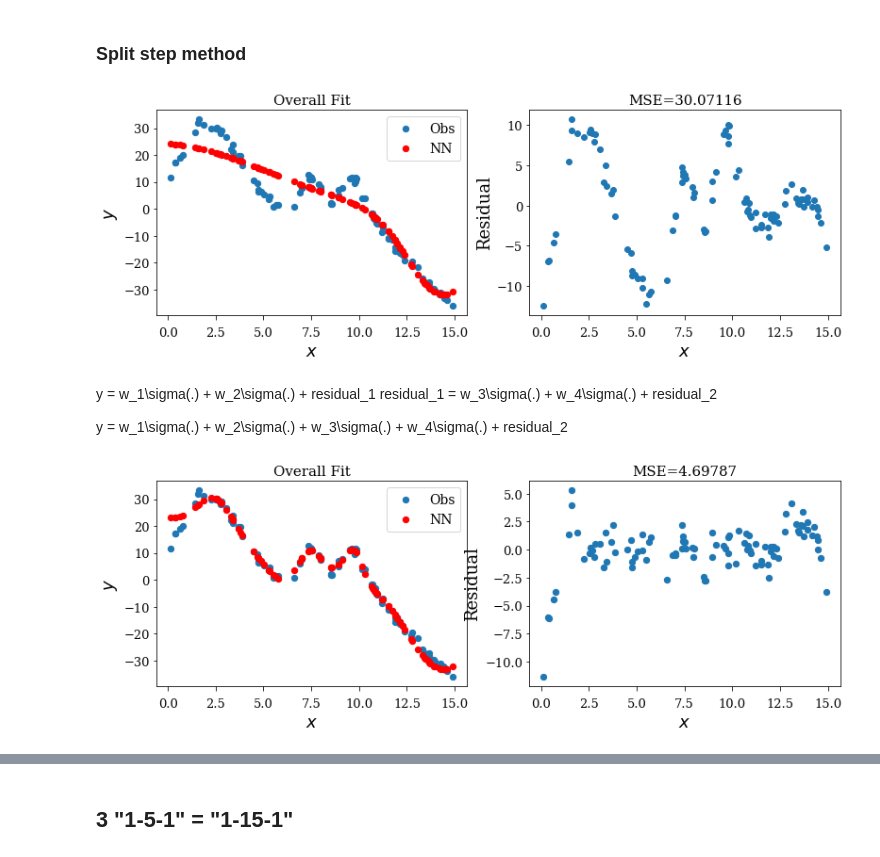
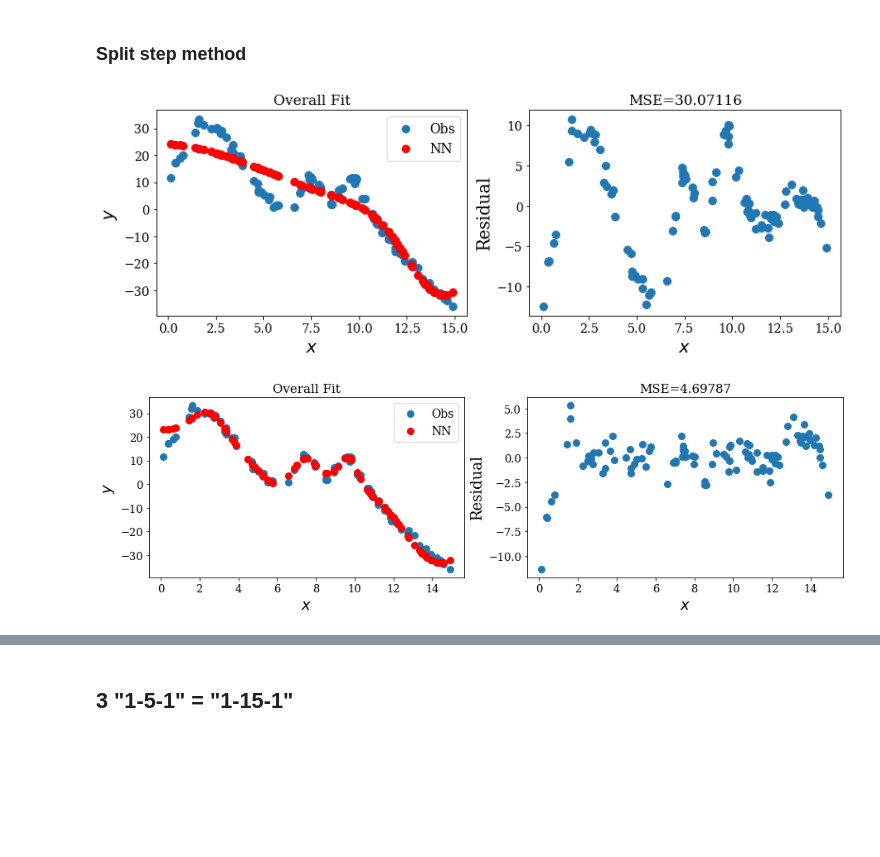
Before and after one commit to User-zwj/Thesis_Wenjuan_Code, a Jupyter notebook: Chapter7.ipynb, the cells around one changed output, grey strips where cells are left out. Saved outputs shown, nothing was run; the diff lists cells and outputs as text; code cells hidden in the pictures; blank space fills up the shorter version.

Commit message:
Clean the notebook, add plot formatting

```diff
--- a/Chapter7.ipynb
+++ b/Chapter7.ipynb
@@ -46,3 +14,14 @@ plt.rcParams["font.family"] = "serif"
+# %%
+####### Plot Formatting ######
+plt.rc('lines', linewidth = 4)
+plt.rc('xtick', labelsize = 13)
+plt.rc('ytick', labelsize = 13)
+plt.rc('legend',fontsize=14)
+plt.rcParams["font.family"] = "serif"
+plt.rcParams['axes.labelsize'] = 18
+plt.rcParams['axes.titlesize'] = 15
+plt.rcParams['lines.markersize'] = 8
+plt.rcParams['figure.figsize'] = (7.0, 5.0)
 # %% [markdown]
 # PCE vs MC
 
@@ -504,5 +453,5 @@ x11, x22 = 0.5, 0.5
 # %%
-def QoI_FEM(lam1,lam2,gridx,gridy,p):
+def QoI_FEM(x0,y0,lam1,lam2,gridx,gridy,p):
     mesh = fn.UnitSquareMesh(gridx, gridy)
     V = fn.FunctionSpace(mesh, "Lagrange", p)
 
@@ -559,7 +508,7 @@ def QoI_FEM(lam1,lam2,gridx,gridy,p):
     u = fn.Function(V)
     fn.solve(a == L, u, bcs)
 
-    return u(x11,x22)
+    return u(x0,y0)
 
 def exactQ(x,y):
     return (1-np.cos(np.pi*x))*np.sin(np.pi*y)/(np.pi**2*x*y)
@@ -701,70 +631,59 @@ model_nn1.fit(syndata_trans[:,0],y_syn, epochs=1000, verbose=0)
 
 fig = plt.figure(figsize=(13,4))
 plt.subplot(121)
-plt.xticks(fontsize=13, rotation=0)
-plt.yticks(fontsize=13, rotation=0)
-plt.xlabel("$x$",fontsize=18)
-plt.ylabel("$y$",fontsize=18)
+plt.xlabel("$x$")
+plt.ylabel("$y$")
 y_pred1 = []
 for j in syndata_trans[:,0]:
     y_pred1.append(model_nn1.predict([j]))
 y_pred1_shaped = tf.reshape(tf.constant(np.array(y_pred1)),len(y_pred1))
-plt.title("Overall Fit",fontsize=15)
-plt.scatter(x_syn, y_syn, s=40, label='Obs')
-plt.scatter(x_syn, y_pred1_shaped, s=40, color='red',label="NN")
-plt.legend(prop={'size': 14});
+plt.title("Overall Fit")
+plt.scatter(x_syn, y_syn, label='Obs')
+plt.scatter(x_syn, y_pred1_shaped, color='red',label="NN")
+plt.legend();
 plt.subplot(122)
-plt.xticks(fontsize=13, rotation=0)
-plt.yticks(fontsize=13, rotation=0)
-plt.xlabel("$x$",fontsize=18)
-plt.ylabel("Residual",fontsize=18)
+plt.xlabel("$x$")
+plt.ylabel("Residual")
 mse1 = tf.keras.losses.MSE(y_syn,y_pred1_shaped).numpy()
-plt.title("MSE=%.5f"%(mse1),fontsize=15)
-plt.scatter(x_syn, y_syn-y_pred1_shaped);
-# fig.savefig("images/comp_nn_step1.png");
+plt.title("MSE=%.5f"%(mse1))
+plt.scatter(x_syn, y_syn-y_pred1_shaped)
+plt.show();
+fig.savefig("images/comp_nn_step1.png");
 # %% [output]
-[figure, old version]
+[figure, new version]
-# %% [markdown]
-y = w_1\sigma(.) + w_2\sigma(.) + residual_1
-residual_1 = w_3\sigma(.) + w_4\sigma(.)  + residual_2
-
-y = w_1\sigma(.) + w_2\sigma(.) + w_3\sigma(.) + w_4\sigma(.)  + residual_2
 # %%
 ## Step 2
 
 tf.random.set_seed(12345)
 model_nn2 = tf.keras.Sequential()
 model_nn2.add(tf.keras.layers.Dense(5,activation=rbf))
 model_nn2.add(tf.keras.layers.Dense(1))
 
 error1 = y_syn - y_pred1_shaped
 scaler_syn2 = StandardScaler()
 
 model_nn2.compile(loss='mean_squared_error', optimizer=tf.keras.optimizers.Adam(0.01))
 model_nn2.fit(syndata_trans[:,0],error1, epochs=1000, verbose=0)
 
-fig = plt.figure(figsize=(13,4))
+fig = plt.figure(figsize=(15,4))
 plt.subplot(121)
-plt.xticks(fontsize=13, rotation=0)
-plt.yticks(fontsize=13, rotation=0)
-plt.xlabel("$x$",fontsize=18)
-plt.ylabel("$y$",fontsize=18)
+plt.xlabel("$x$")
+plt.ylabel("$y$")
 y_pred2 = []
 for j in syndata_trans[:,0]:
     y_pred2.append(model_nn2.predict([j]))
 y_pred2_shaped = tf.reshape(tf.constant(np.array(y_pred2)),len(y_pred2))
-plt.title("Overall Fit",fontsize=15)
-plt.scatter(x_syn, y_syn, s=40, label='Obs')
-plt.scatter(x_syn, y_pred1_shaped+y_pred2_shaped, s=40, color='red',label="NN")
-plt.legend(prop={'size': 14});
+plt.title("Overall Fit")
+plt.scatter(x_syn, y_syn, label='Obs')
+plt.scatter(x_syn, y_pred1_shaped+y_pred2_shaped, color='red',label="NN")
+plt.legend();
 plt.subplot(122)
-plt.xticks(fontsize=13, rotation=0)
-plt.yticks(fontsize=13, rotation=0)
-plt.xlabel("$x$",fontsize=18)
-plt.ylabel("Residual",fontsize=18)
+plt.xlabel("$x$")
+plt.ylabel("Residual")
 mse2 = tf.keras.losses.MSE(y_syn,y_pred1_shaped+y_pred2_shaped).numpy()
-plt.title("MSE=%.5f"%(mse2),fontsize=15)
-plt.scatter(x_syn, y_syn-y_pred1_shaped-y_pred2_shaped, s=40);
-# fig.savefig("images/comp_nn_step2.png");
+plt.title("MSE=%.5f"%(mse2))
+plt.scatter(x_syn, y_syn-y_pred1_shaped-y_pred2_shaped)
+plt.show();
+fig.savefig("images/comp_nn_step2.png");
 # %% [output]
-[figure, old version]
+[figure, new version]
```
Also changed, not shown: parts of 31 cells of this notebook.
